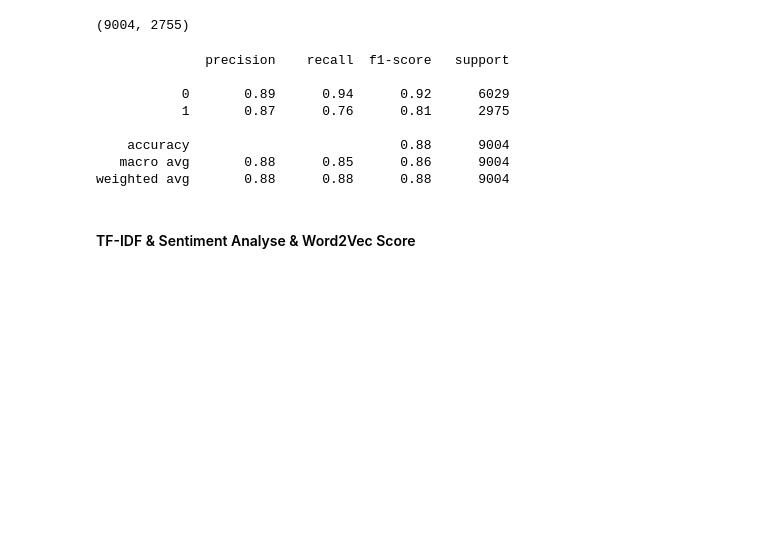
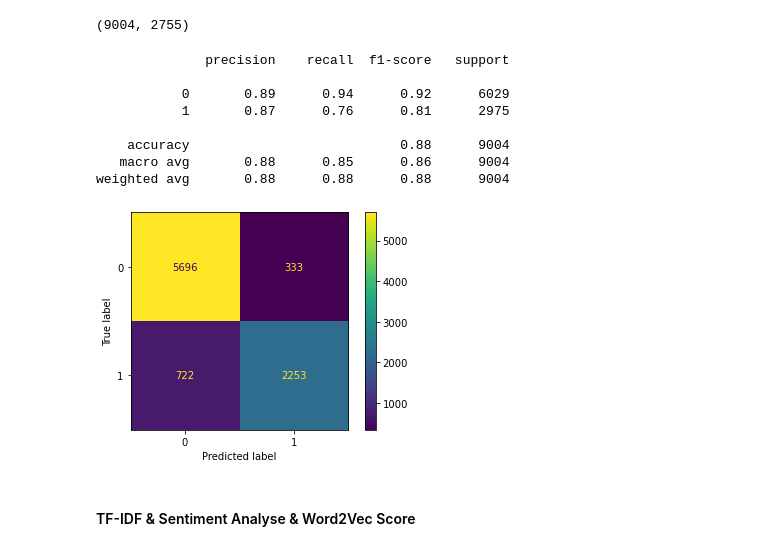
Before and after one commit to SexyRaxy/Software-Projekt, a Jupyter notebook: FINALFINALFINAL.ipynb, the cells around one changed output. Cells and saved outputs as stored; diff of their text form; code cells hidden in the pictures; blank space fills up the shorter version.

```diff
--- a/FINALFINALFINAL.ipynb
+++ b/FINALFINALFINAL.ipynb
@@ -644,6 +638,13 @@ print(report)
     accuracy                           0.88      9004
    macro avg       0.88      0.85      0.86      9004
 weighted avg       0.88      0.88      0.88      9004
+# %%
+from sklearn.metrics import plot_confusion_matrix
+
+plot_confusion_matrix(model, x, y)
+plt.show()
+# %% [output]
+[figure, added]
 # %% [markdown]
 #### TF-IDF & Sentiment Analyse & Word2Vec Score
 # %%
```
Also changed, not shown: parts of 11 cells of this notebook.
